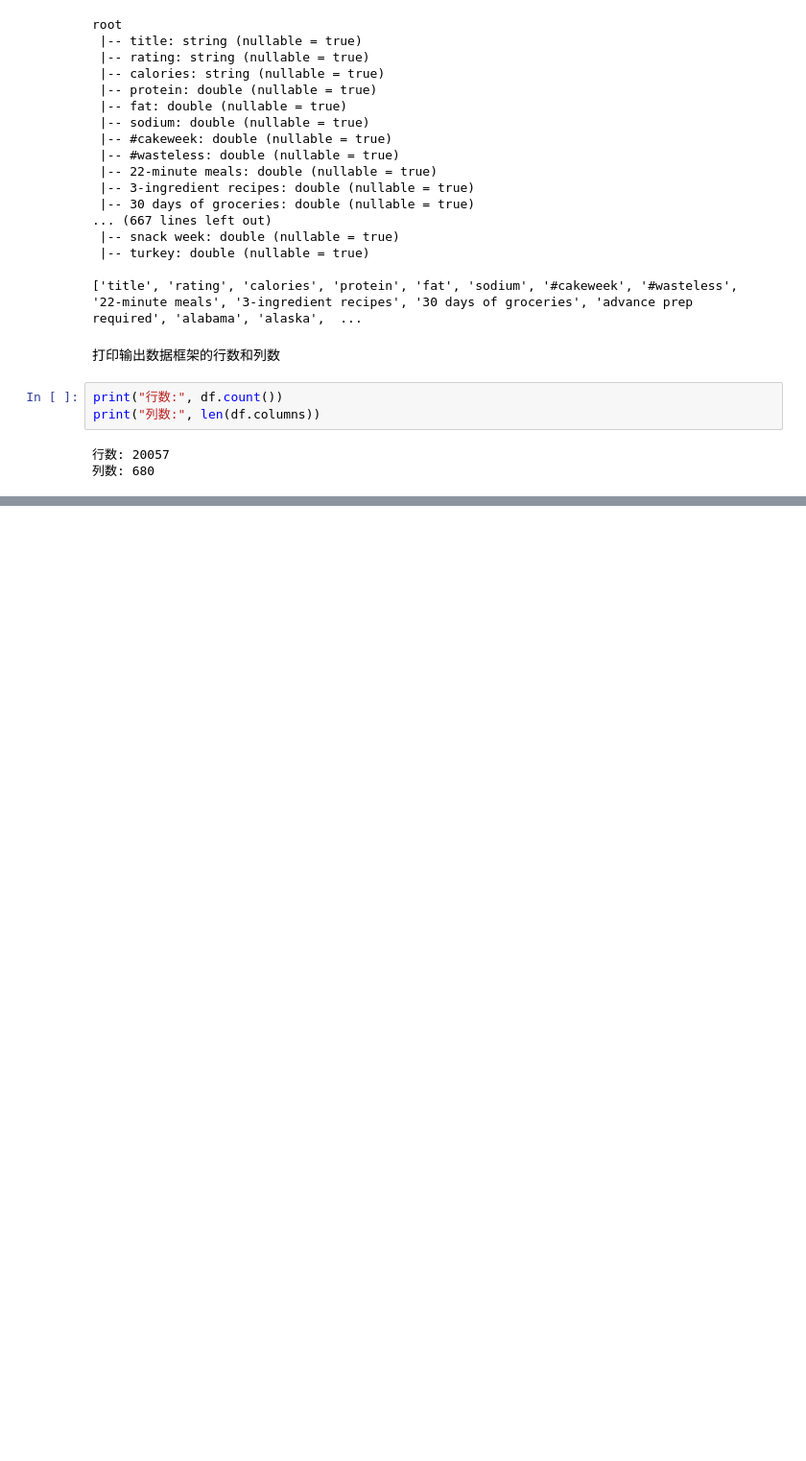
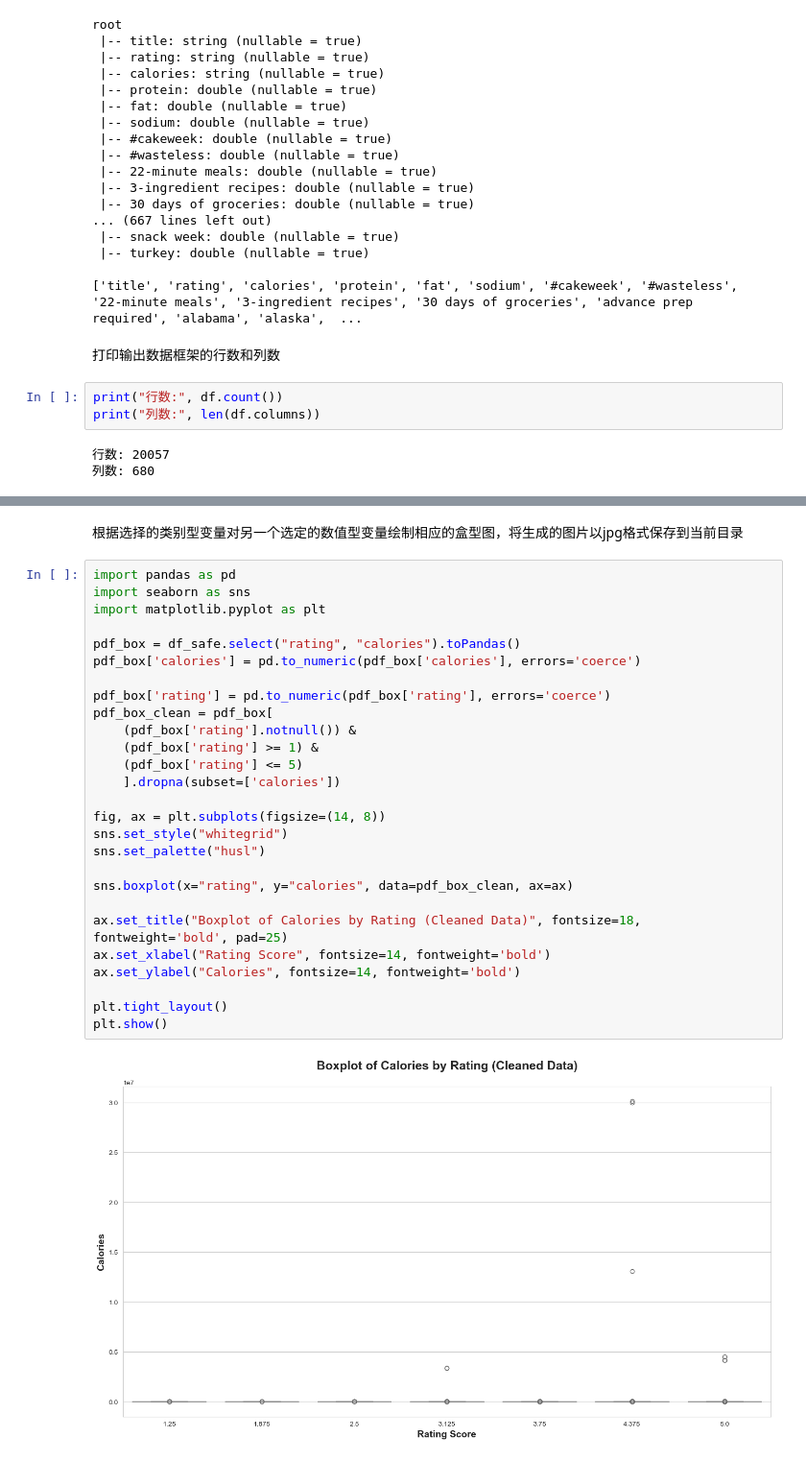
Before and after one commit to kexin0221/BigDataDevelopment, a Jupyter notebook: myCode/test_11_21.ipynb, the cells around one changed output, grey strips where cells are left out. Shown: that part at 96% size. Cells and saved outputs as stored; diff of their text form; blank space fills up the shorter version.

```diff
--- a/myCode/test_11_21.ipynb
+++ b/myCode/test_11_21.ipynb
@@ -113,0 +318,31 @@ if len(numeric_cols) >= 2:
+# %% [markdown]
+根据选择的类别型变量对另一个选定的数值型变量绘制相应的盒型图，将生成的图片以jpg格式保存到当前目录
+# %%
+import pandas as pd
+import seaborn as sns
+import matplotlib.pyplot as plt
+
+pdf_box = df_safe.select("rating", "calories").toPandas()
+pdf_box['calories'] = pd.to_numeric(pdf_box['calories'], errors='coerce')
+
+pdf_box['rating'] = pd.to_numeric(pdf_box['rating'], errors='coerce')
+pdf_box_clean = pdf_box[
+    (pdf_box['rating'].notnull()) &
+    (pdf_box['rating'] >= 1) &
+    (pdf_box['rating'] <= 5)
+    ].dropna(subset=['calories'])
+
+fig, ax = plt.subplots(figsize=(14, 8))
+sns.set_style("whitegrid")
+sns.set_palette("husl")
+
+sns.boxplot(x="rating", y="calories", data=pdf_box_clean, ax=ax)
+
+ax.set_title("Boxplot of Calories by Rating (Cleaned Data)", fontsize=18, fontweight='bold', pad=25)
+ax.set_xlabel("Rating Score", fontsize=14, fontweight='bold')
+ax.set_ylabel("Calories", fontsize=14, fontweight='bold')
+
+plt.tight_layout()
+plt.show()
+# %% [output]
+[figure, added]
```
Also changed, not shown: parts of 30 cells of this notebook, 5 other files.
